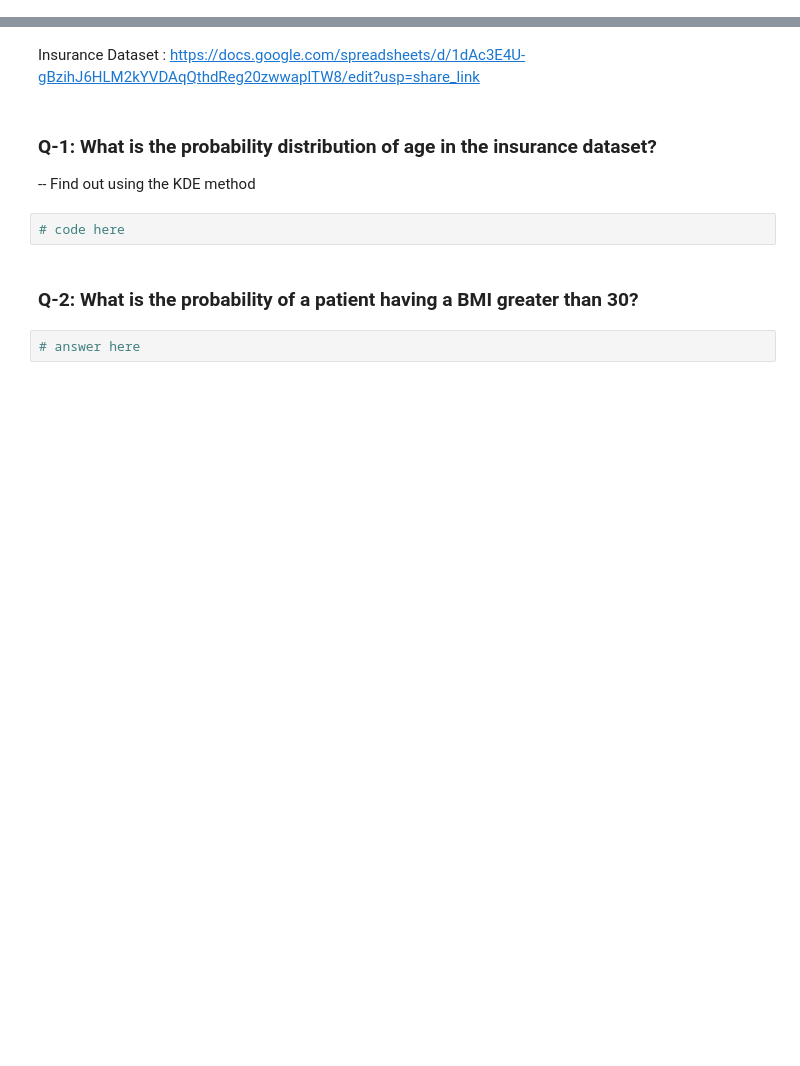
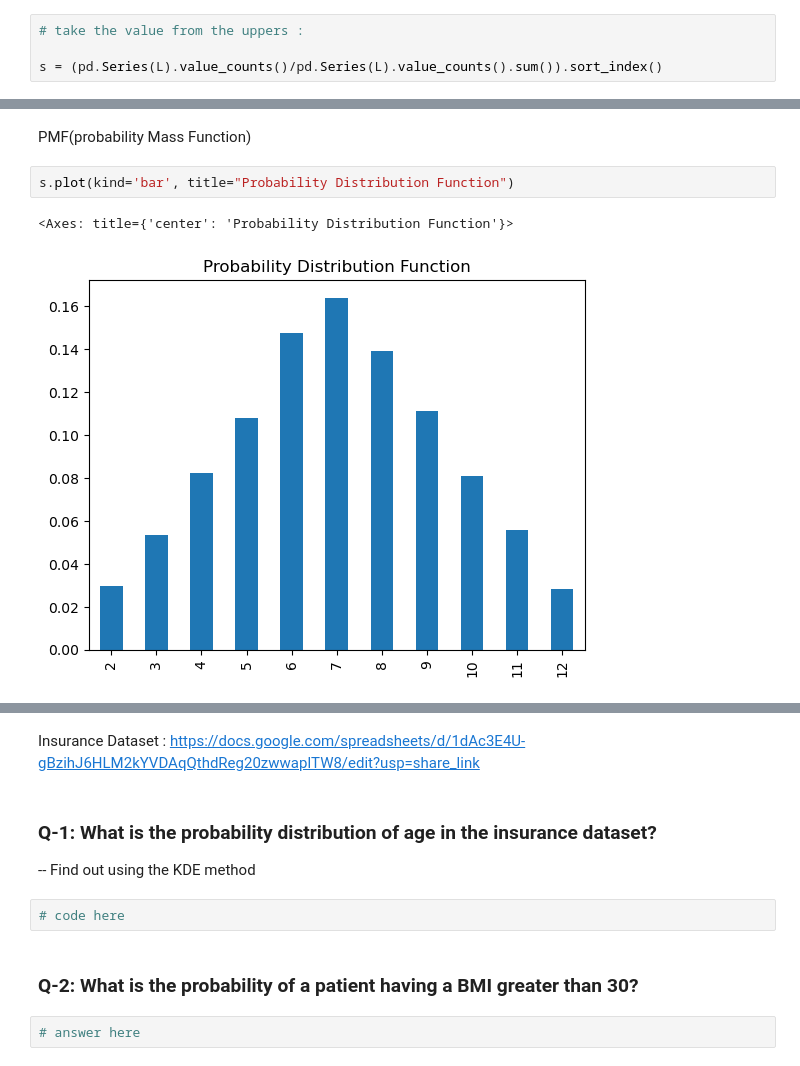
Before and after one commit to nitishrudra3510/DataScience, a Jupyter notebook: maths_for_ml/probability-Distribution-Function.ipynb, the cells around one changed output, grey strips where cells are left out. Saved outputs shown, nothing was run; the diff lists cells and outputs as text; blank space fills up the shorter version.

```diff
--- a/maths_for_ml/probability-Distribution-Function.ipynb
+++ b/maths_for_ml/probability-Distribution-Function.ipynb
@@ -0,0 +90,4 @@
+# %%
+# take the value from the uppers :
+
+s = (pd.Series(L).value_counts()/pd.Series(L).value_counts().sum()).sort_index()
@@ -0,0 +109,7 @@
+# %% [markdown]
+PMF(probability Mass Function)
+# %%
+s.plot(kind='bar', title="Probability Distribution Function")
+# %% [output]
+<Axes: title={'center': 'Probability Distribution Function'}>
+[figure, added]
```
Also changed, not shown: parts of 20 cells of this notebook, 2 other files.
